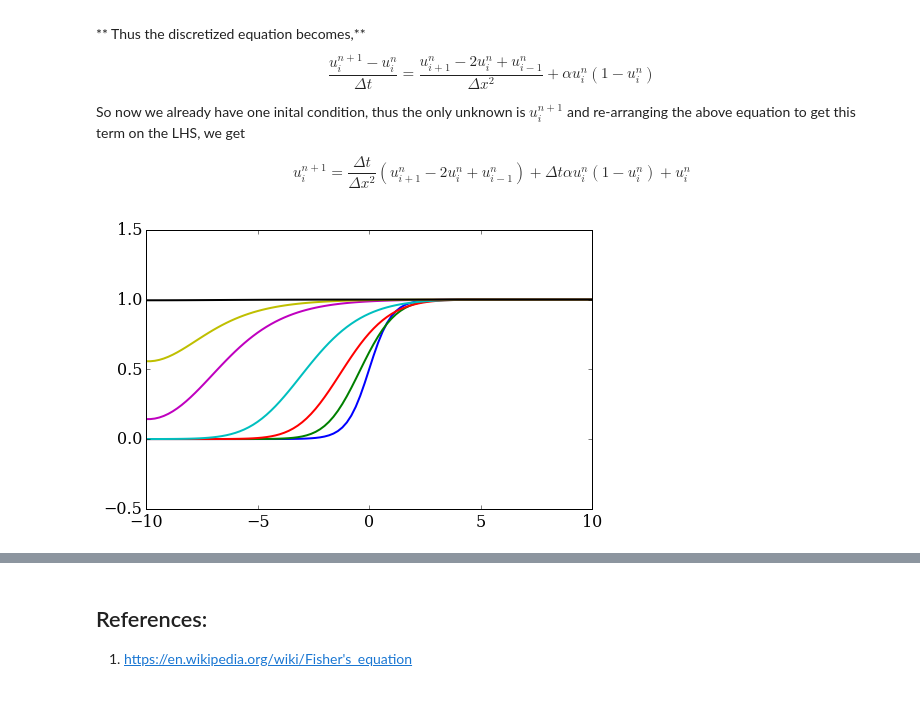
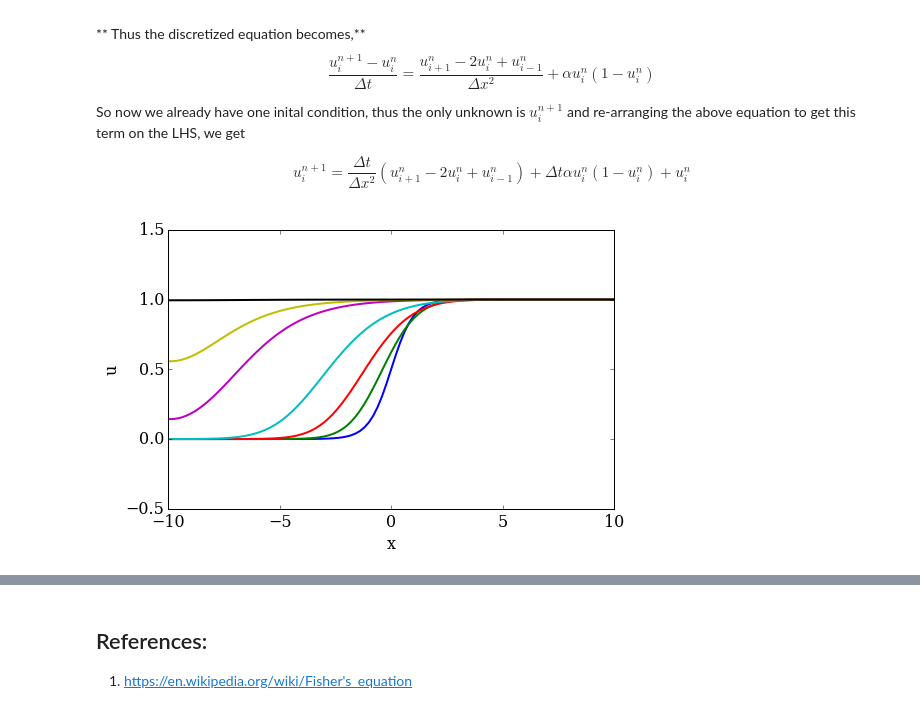
Before and after one commit to numerical-mooc/assignment-bank-2016, a Jupyter notebook: aditya3012/TheMagicOfFisherKPP .ipynb, the cells around one changed output, grey strips where cells are left out. Drawn from its saved outputs; the diff is of its cells as text; code cells hidden in the pictures.

```diff
--- a/aditya3012/TheMagicOfFisherKPP .ipynb
+++ b/aditya3012/TheMagicOfFisherKPP .ipynb
@@ -100,13 +103,15 @@ def CatchtheFisherwave(u,nt,dt,dx):
 # %%
 u_1 = CatchtheFisherwave(u,100,dt,dx)       # Calling the function with nt=100
 u_2 = CatchtheFisherwave(u,250,dt,dx)       # Calling the function with nt=250
 u_3 = CatchtheFisherwave(u,500,dt,dx)       # Calling the function with nt=500
 u_4 = CatchtheFisherwave(u,1000,dt,dx)      # Calling the function with nt=1000
-u_5 = CatchtheFisherwave(u,1250,dt,dx)      # Calling the function with nt=100
-u_final = CatchtheFisherwave(u,2000,dt,dx)  # Calling the function with nt=100
+u_5 = CatchtheFisherwave(u,1250,dt,dx)      # Calling the function with nt=1250
+u_final = CatchtheFisherwave(u,2000,dt,dx)  # Calling the function with nt=2000
 pyplot.figure(figsize=(8,5), dpi=100)
 pyplot.ylim(-0.5,1.5)
+pyplot.ylabel('u')
+pyplot.xlabel('x')
 pyplot.plot(x,u,x,u_1,x,u_2,x,u_3,x,u_4,x,u_5,x,u_final,lw=2)
 pyplot.show()
 # %% [output]
-[figure, old version]
+[figure, new version]
```
Also changed, not shown: parts of 4 cells of this notebook.
